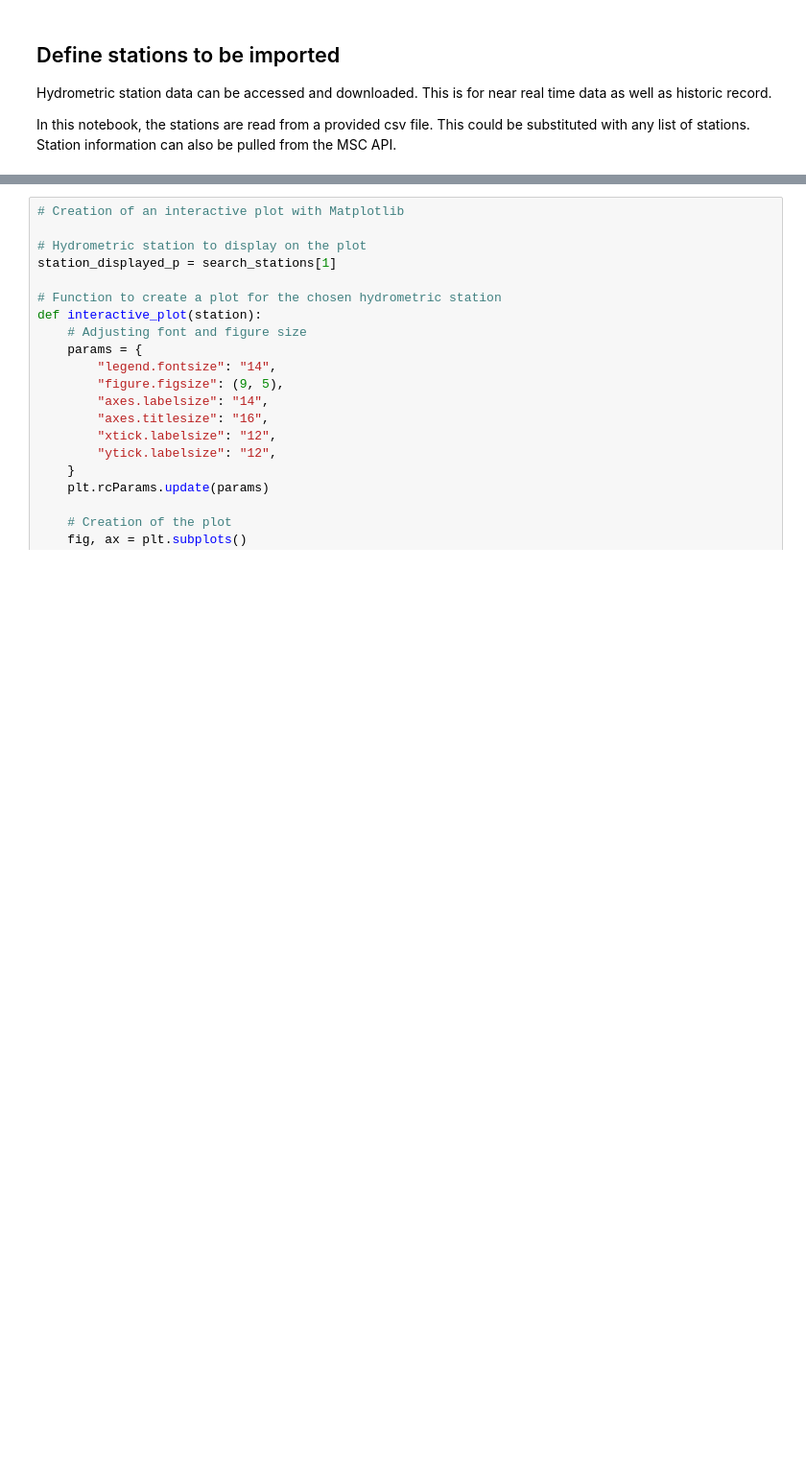
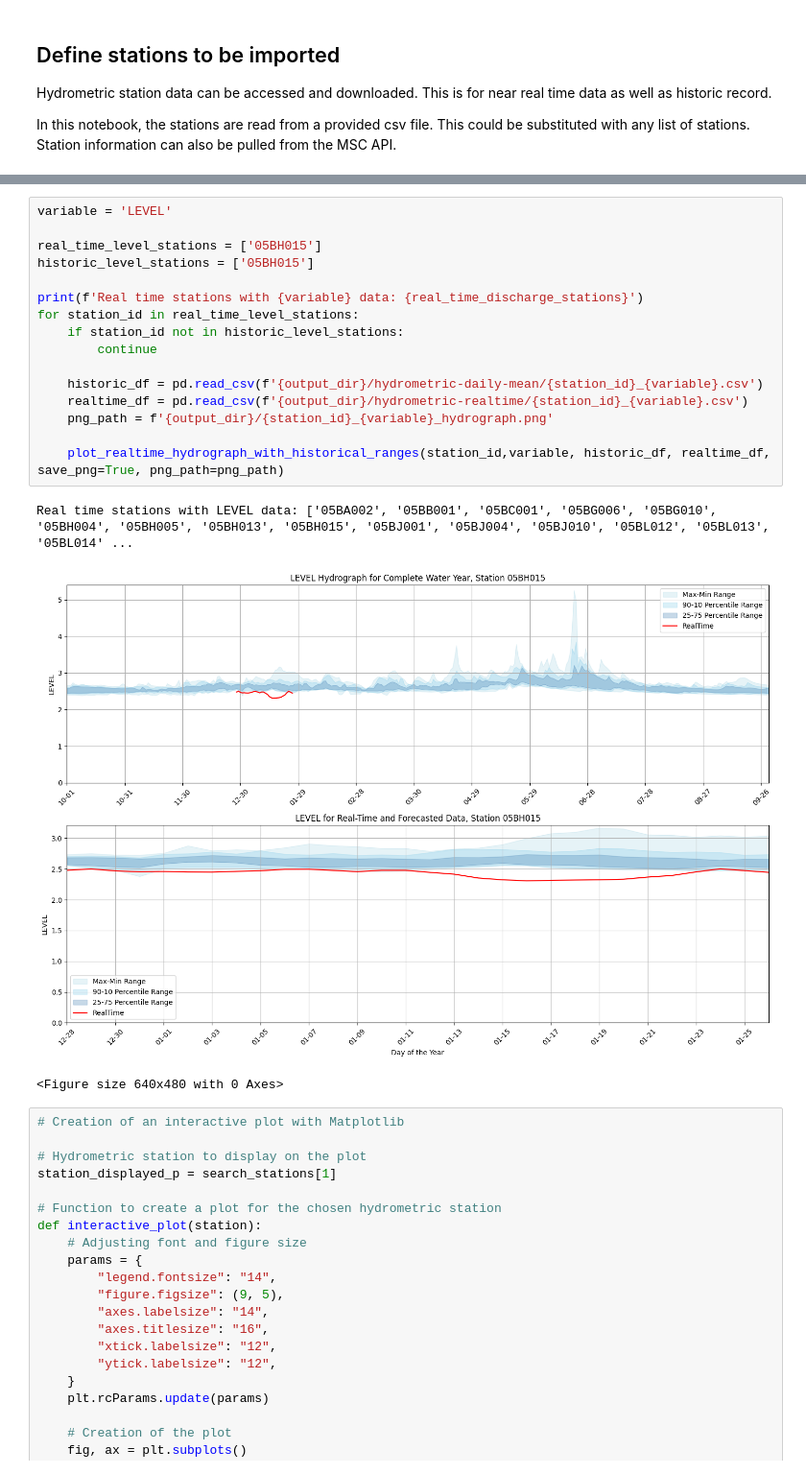
Before and after one commit to DaveCasson/ForecastFloodImpact, a Jupyter notebook: notebooks/access_hydro_observations.ipynb, the cells around one changed output, grey strips where cells are left out. Shown at 96% size. Cells and saved outputs as stored; diff of their text form; blank space fills up the shorter version.

Commit message:
Update to scalar data access

```diff
--- a/notebooks/access_hydro_observations.ipynb
+++ b/notebooks/access_hydro_observations.ipynb
@@ -154,3 +154,23 @@ INFO:scalar_data_access:Data output to ../output/hydrometric-annual-statistics/0
+# %%
+variable = 'LEVEL'
+
+real_time_level_stations = ['05BH015']
+historic_level_stations = ['05BH015']
+
+print(f'Real time stations with {variable} data: {real_time_discharge_stations}')
+for station_id in real_time_level_stations:
+    if station_id not in historic_level_stations:
+        continue
+
+    historic_df = pd.read_csv(f'{output_dir}/hydrometric-daily-mean/{station_id}_{variable}.csv')
+    realtime_df = pd.read_csv(f'{output_dir}/hydrometric-realtime/{station_id}_{variable}.csv')
+    png_path = f'{output_dir}/{station_id}_{variable}_hydrograph.png'
+
+    plot_realtime_hydrograph_with_historical_ranges(station_id,variable, historic_df, realtime_df, save_png=True, png_path=png_path)
+# %% [output]
+Real time stations with LEVEL data: ['05BA002', '05BB001', '05BC001', '05BG006', '05BG010', '05BH004', '05BH005', '05BH013', '05BH015', '05BJ001', '05BJ004', '05BJ010', '05BL012', '05BL013', '05BL014' ...
+[figure, added]
+<Figure size 640x480 with 0 Axes>
 # %%
 # Creation of an interactive plot with Matplotlib
 
```
Also changed, not shown: parts of 11 cells of this notebook, 3 other files.
